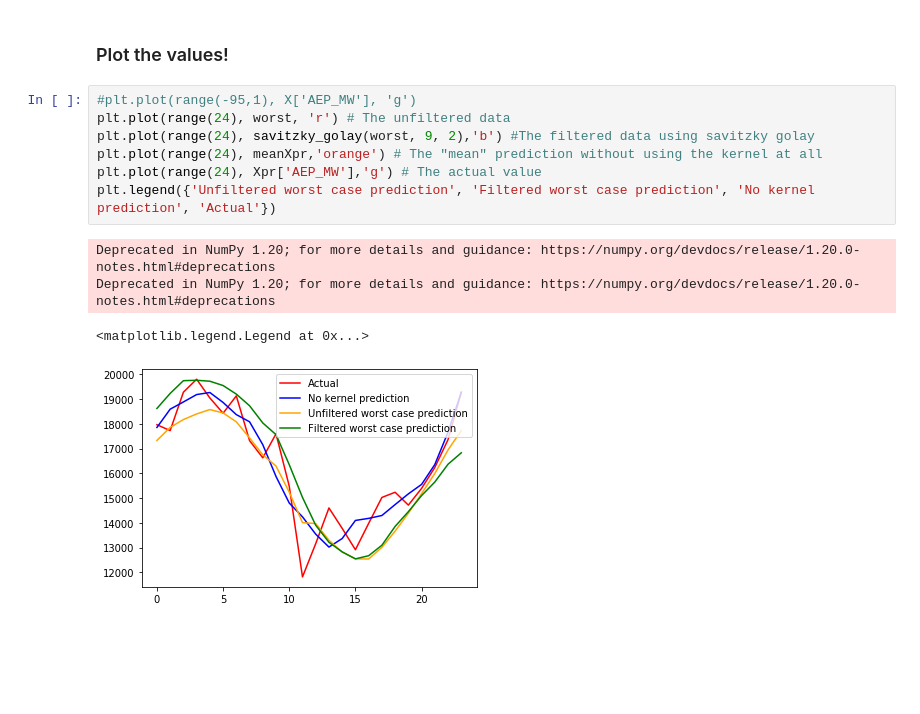
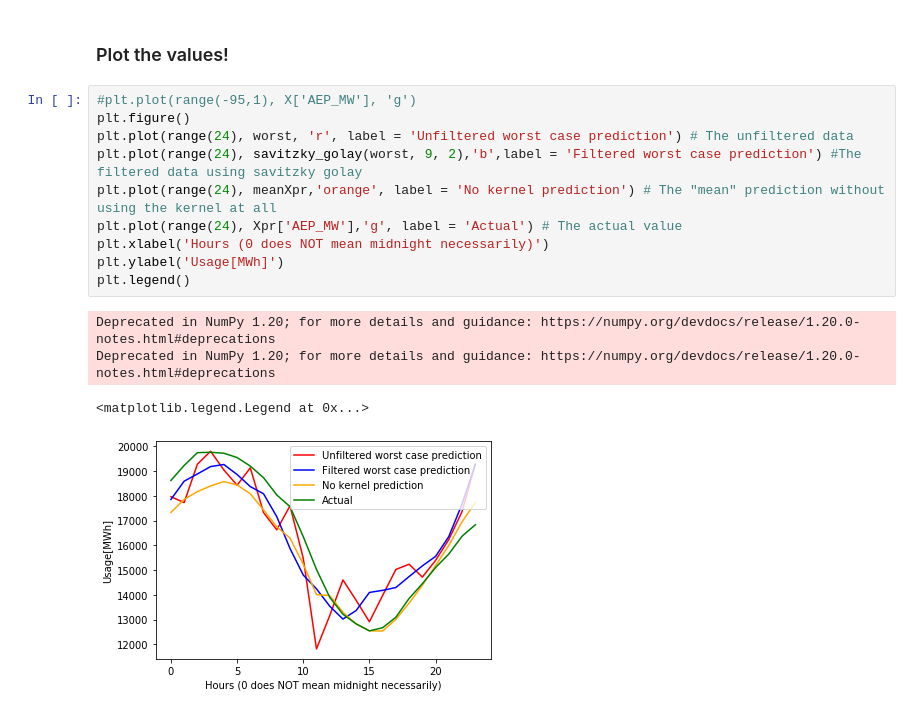
Before and after one commit to jacobazoulay/battery-optimization, a Jupyter notebook: notebooks/Energy.ipynb, the cells around one changed output. Cells and saved outputs as stored; diff of their text form; blank space fills up the shorter version.

```diff
--- a/notebooks/Energy.ipynb
+++ b/notebooks/Energy.ipynb
@@ -172,13 +172,16 @@ def savitzky_golay(y, window_size, order, deriv=0, rate=1):
 ### Plot the values!
 # %%
 #plt.plot(range(-95,1), X['AEP_MW'], 'g')
-plt.plot(range(24), worst, 'r') # The unfiltered data
-plt.plot(range(24), savitzky_golay(worst, 9, 2),'b') #The filtered data using savitzky golay
-plt.plot(range(24), meanXpr,'orange') # The "mean" prediction without using the kernel at all
-plt.plot(range(24), Xpr['AEP_MW'],'g') # The actual value
-plt.legend({'Unfiltered worst case prediction', 'Filtered worst case prediction', 'No kernel prediction', 'Actual'})
+plt.figure()
+plt.plot(range(24), worst, 'r', label = 'Unfiltered worst case prediction') # The unfiltered data
+plt.plot(range(24), savitzky_golay(worst, 9, 2),'b',label = 'Filtered worst case prediction') #The filtered data using savitzky golay
+plt.plot(range(24), meanXpr,'orange', label = 'No kernel prediction') # The "mean" prediction without using the kernel at all
+plt.plot(range(24), Xpr['AEP_MW'],'g', label = 'Actual') # The actual value
+plt.xlabel('Hours (0 does NOT mean midnight necessarily)')
+plt.ylabel('Usage[MWh]')
+plt.legend()
 # %% [output]
 Deprecated in NumPy 1.20; for more details and guidance: https://numpy.org/devdocs/release/1.20.0-notes.html#deprecations
 Deprecated in NumPy 1.20; for more details and guidance: https://numpy.org/devdocs/release/1.20.0-notes.html#deprecations
 <matplotlib.legend.Legend at 0x...>
-[figure, old version]
+[figure, new version]
```
